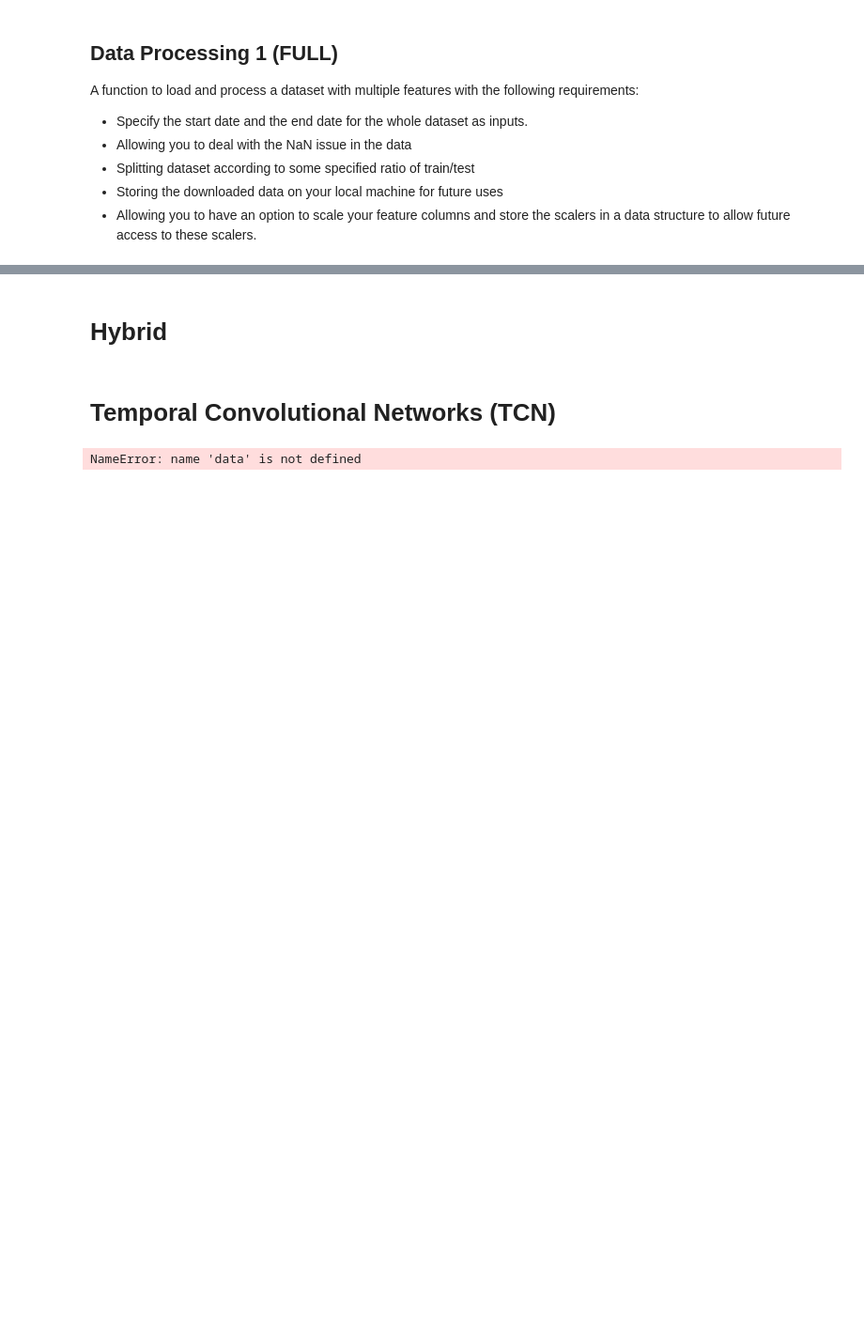
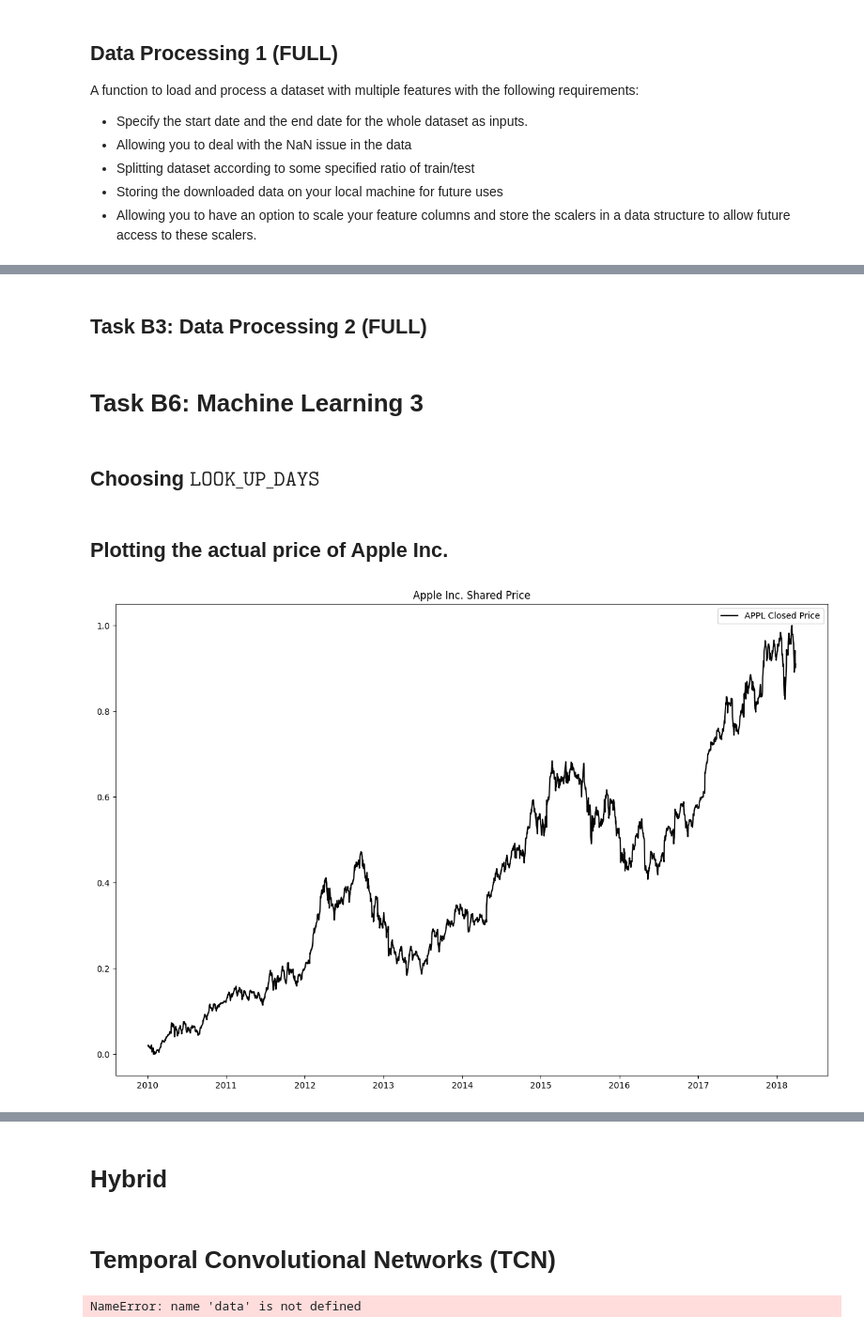
Before and after one commit to heyyytamvo/COS30018, a Jupyter notebook: ProjectAssessment/TaskB7/104220352_TaiMinhHuyNguyen/ResearchTask/TaskB7.ipynb, the cells around one changed output, grey strips where cells are left out. Shown at 94% size. Saved outputs shown, nothing was run; the diff lists cells and outputs as text; code cells hidden in the pictures; blank space fills up the shorter version.

```diff
--- a/ProjectAssessment/TaskB7/104220352_TaiMinhHuyNguyen/ResearchTask/TaskB7.ipynb
+++ b/ProjectAssessment/TaskB7/104220352_TaiMinhHuyNguyen/ResearchTask/TaskB7.ipynb
@@ -31,8 +38,8 @@ from sklearn.preprocessing import MinMaxScaler
 # Task B2
 TICKER = "AAPL"
 START_DATE = "2010-01-01"
-END_DATE = "2022-12-31"
-LOOK_UP_DAYS = 20
+END_DATE = "2018-03-31"
+LOOK_UP_DAYS = 2
 TRAINING_RATIO = 0.8    # 0.7 == 70%
 SCALE_DATA = True
 SCALING_METHOD = "MinMax"       # MinMax, Standard
@@ -46,16 +53,19 @@ NUMBER_OF_LAYER = 2
 NUMBER_OF_HIDDEN_UNITS = 80
 MODEL_NAME = "RNN"      ## "RNN". "LSTM", "GRU"
 DROP_OUT_RATE = 0     ## dropout rate in [0,1]
-NUMBER_OF_EPOCHS = 10
+NUMBER_OF_EPOCHS = 30
 BATCH_SIZE = 12
 FEATURE_PREDICT = "Close"    ## "Open", "High", "Close", "Low"
-LOSS_FUNCTION = "huber_loss" ## "mean_squared_error", "mean_absolute_error", "huber_loss"
+LOSS_FUNCTION = "mean_squared_error" ## "mean_squared_error", "mean_absolute_error", "huber_loss"
 OPTIMIZER = "adam"  ## "adam", "RMSprop", "SGD"
 
 # Task B5
 K_SEQUENCE = 30
 START_TEST_DATE = "2024-01-01"
 END_TEST_DATE = "2024-03-16"
+
+# Task B6
+ORDER = (LOOK_UP_DAYS, 1, 1)
 # %% [markdown]
 # Task B2: DATA PROCESSING 1
 # %% [markdown]
@@ -257,8 +272,29 @@ def Data_Processing_1():
     print("(dataset, scaledStockData, datasetScaler, columnScalers), where:\n")
     print("dataset is a dictionary as below:")
     print('''{
-        "X_training_set": <class 'numpy.ndarray'>,
-        "Y_training_set": <class 'numpy.ndarray'>,
+        "X_training_set": {
+                        'Open': <class 'numpy.ndarray'>,
+                        'High': <class 'numpy.ndarray'>,
+                        'Low': <class 'numpy.ndarray'>,
+                        'Close': <class 'numpy.ndarray'>,
+                        'Adj Close': <class 'numpy.ndarray'>,
+                        'Volume': <class 'numpy.ndarray'>
+                        },
+        "Y_training_set": {
+                        'Open': ...,
+                        ...
+                        },
+        "X_testing_set": {
+                        'Open': ...,
+                        'High': ...,
+                        ...
+                        },
+        "Y_testing_set": {
+                        'Open': ...,
+                        'High': ...,
+                        'Low': ...,
+                        ...
+                        }
     }\n''')
     print("scaledStockData is a Pandas Dataframe of the Stock Ticker (scaled)\n")
     print("datasetScaler is the Scaler of the dataset\n")
@@ -284,0 +435,2 @@ def datasetInverser(scaledStockData, datasetScaler):
+# %% [markdown]
+## Task B3: Data Processing 2 (FULL)
@@ -284,0 +442,14 @@ def datasetInverser(scaledStockData, datasetScaler):
+# %% [markdown]
+# Task B6: Machine Learning 3
+# %% [markdown]
+## Choosing $\texttt{LOOK\_UP\_DAYS}$
+# %% [markdown]
+## Plotting the actual price of Apple Inc.
+# %%
+plt.figure(figsize=(15, 10))
+plt.plot(scaledStockData["Close"], c="black", label="APPL Closed Price")
+plt.legend()
+plt.title("Apple Inc. Shared Price")
+plt.show()
+# %% [output]
+[figure, added]
```
Also changed, not shown: parts of 52 cells of this notebook, 1 other file.
